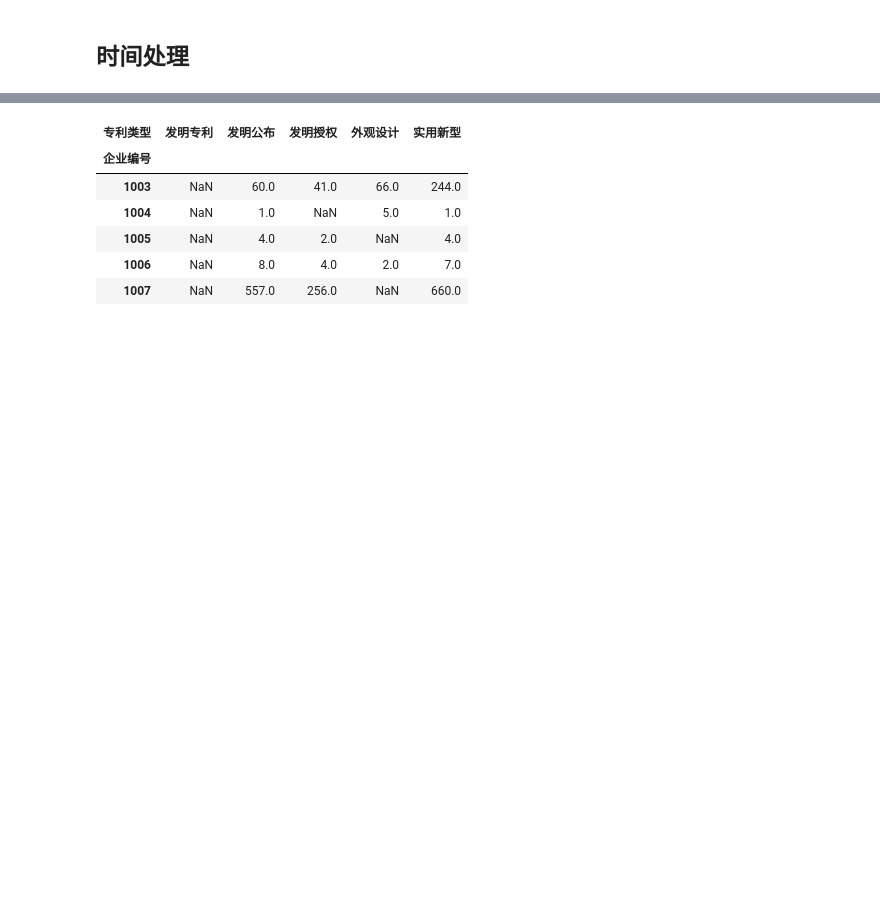
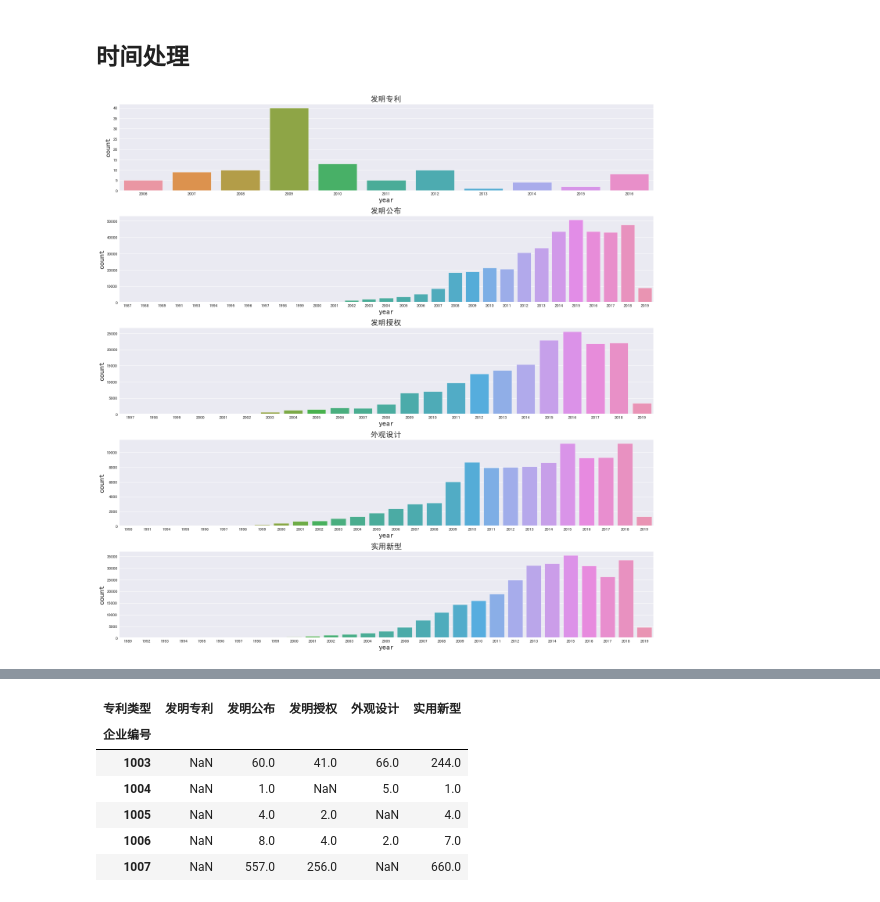
Before and after one commit to AlanConstantine/ISI-WorldCup2019, a Jupyter notebook: Code/Preprocessing/zhuanli_preprocess.ipynb, the cells around one changed output, grey strips where cells are left out. Drawn from its saved outputs; the diff is of its cells as text; code cells hidden in the pictures; blank space fills up the shorter version.

Commit message:
Update zhuanli

```diff
--- a/Code/Preprocessing/zhuanli_preprocess.ipynb
+++ b/Code/Preprocessing/zhuanli_preprocess.ipynb
@@ -84,3 +86,19 @@ df_zhuanli['申请日'] = pd.to_datetime(df_zhuanli['申请日'])
 #     df_zhuanli['授权公告日'], axis=0).dt.days
 # df_zhuanli = df_zhuanli.drop(columns=['授权公告日', '申请日'])
 # display(df_zhuanli.head(n=5))
+# %%
+titles = ['发明专利', '发明公布', '发明授权', '外观设计', '实用新型']
+fig, axlist = plt.subplots(5, 1, figsize=(20, 20))
+
+for ax, title in zip(axlist, titles):
+    tmp_df = pd.DataFrame()
+    tmp_df['year'] = list(pd.DatetimeIndex(
+        df_zhuanli.loc[(df_zhuanli['专利类型'] == title), '申请日']).year)
+    sns.countplot(data=tmp_df, x='year', ax=ax)
+    ax.set_title(title, fontsize=20)
+    ax.set_xlabel('year', fontsize=20)
+    ax.set_ylabel('count', fontsize=20)
+
+fig.tight_layout()
+# %% [output]
+[figure, added]
```
Also changed, not shown: parts of 3 cells of this notebook.
